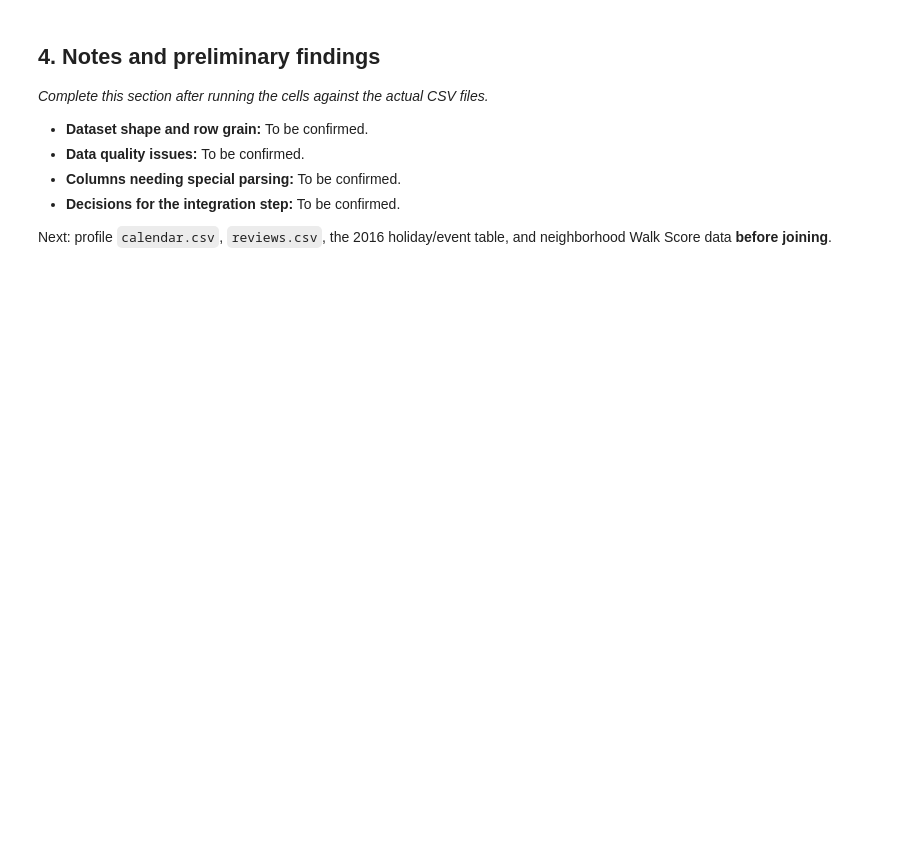
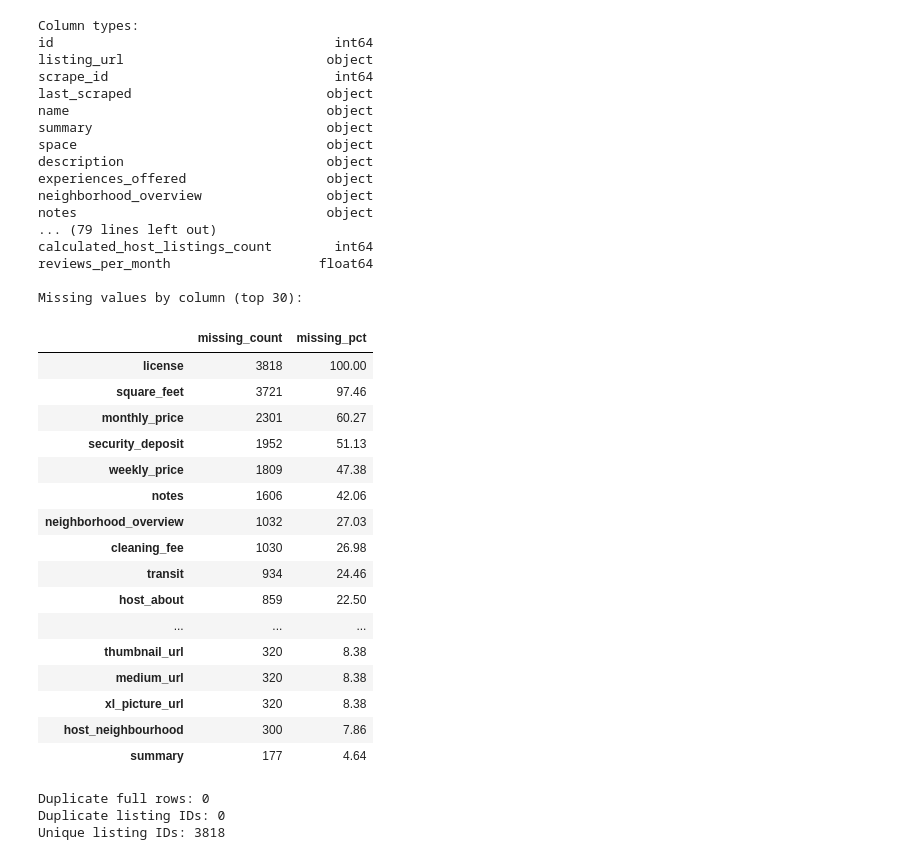
Before and after one commit to Rett-Kinsey/seattle-airbnb-ml, a Jupyter notebook: notebooks/01_data_integration_eda.ipynb, the cells around one changed output. Drawn from its saved outputs; the diff is of its cells as text; code cells hidden in the pictures; blank space fills up the shorter version.

Commit message:
Complete initial data exploration for five Seattle Airbnb datasets

```diff
--- a/notebooks/01_data_integration_eda.ipynb
+++ b/notebooks/01_data_integration_eda.ipynb
@@ -72,26 +102,53 @@ display(listings.head())
 # %%
 print('Column types:')
-display(listings.dtypes.astype(str).rename('dtype').to_frame())
+print(listings.dtypes.to_string())
 
-print('Missing values by column (top 30):')
+print('\nMissing values by column (top 30):')
 missing_summary = pd.DataFrame({
     'missing_count': listings.isna().sum(),
     'missing_pct': (listings.isna().mean() * 100).round(2),
 }).sort_values(['missing_count', 'missing_pct'], ascending=False)
 display(missing_summary.head(30))
 
-print('Duplicate full rows:', listings.duplicated().sum())
+print('\nDuplicate full rows:', listings.duplicated().sum())
 if 'id' in listings.columns:
     print('Duplicate listing IDs:', listings['id'].duplicated().sum())
     print('Unique listing IDs:', listings['id'].nunique(dropna=True))
+# %% [output]
+Column types:
+id                                    int64
+listing_url                          object
+scrape_id                             int64
+last_scraped                         object
+name                                 object
+summary                              object
+space                                object
+description                          object
+experiences_offered                  object
+neighborhood_overview                object
+notes                                object
+... (79 lines left out)
+calculated_host_listings_count        int64
+reviews_per_month                   float64
+
+Missing values by column (top 30):
+|  | missing_count | missing_pct |
+| license | 3818 | 100.00 |
+| square_feet | 3721 | 97.46 |
+| monthly_price | 2301 | 60.27 |
+| security_deposit | 1952 | 51.13 |
+| weekly_price | 1809 | 47.38 |
+| notes | 1606 | 42.06 |
+| neighborhood_overview | 1032 | 27.03 |
+| cleaning_fee | 1030 | 26.98 |
+| transit | 934 | 24.46 |
+| host_about | 859 | 22.50 |
+| ... | ... | ... |
+| thumbnail_url | 320 | 8.38 |
+| medium_url | 320 | 8.38 |
+| xl_picture_url | 320 | 8.38 |
+| host_neighbourhood | 300 | 7.86 |
+| summary | 177 | 4.64 |
+Duplicate full rows: 0
+Duplicate listing IDs: 0
+Unique listing IDs: 3818
-# %% [markdown]
-## 4. Notes and preliminary findings
-
-*Complete this section after running the cells against the actual CSV files.*
-
-- **Dataset shape and row grain:** To be confirmed.
-- **Data quality issues:** To be confirmed.
-- **Columns needing special parsing:** To be confirmed.
-- **Decisions for the integration step:** To be confirmed.
-
-Next: profile `calendar.csv`, `reviews.csv`, the 2016 holiday/event table, and neighborhood Walk Score data **before joining**.
```
Also changed, not shown: parts of 33 cells of this notebook, 1 other file.
